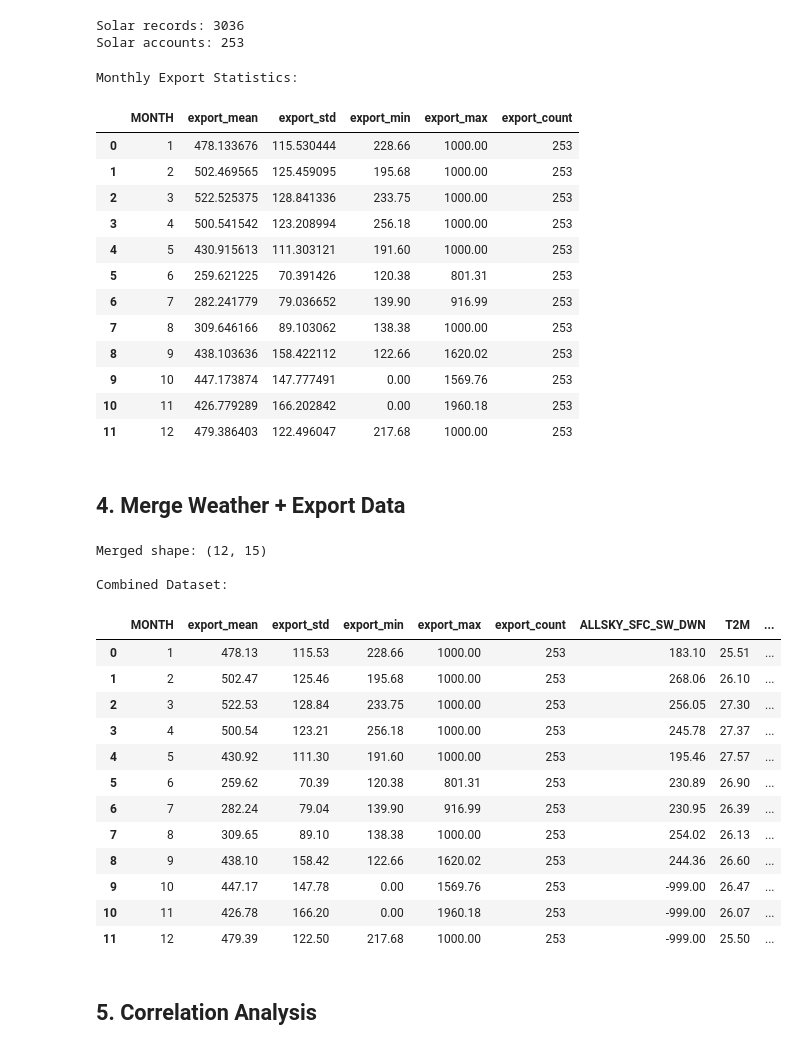
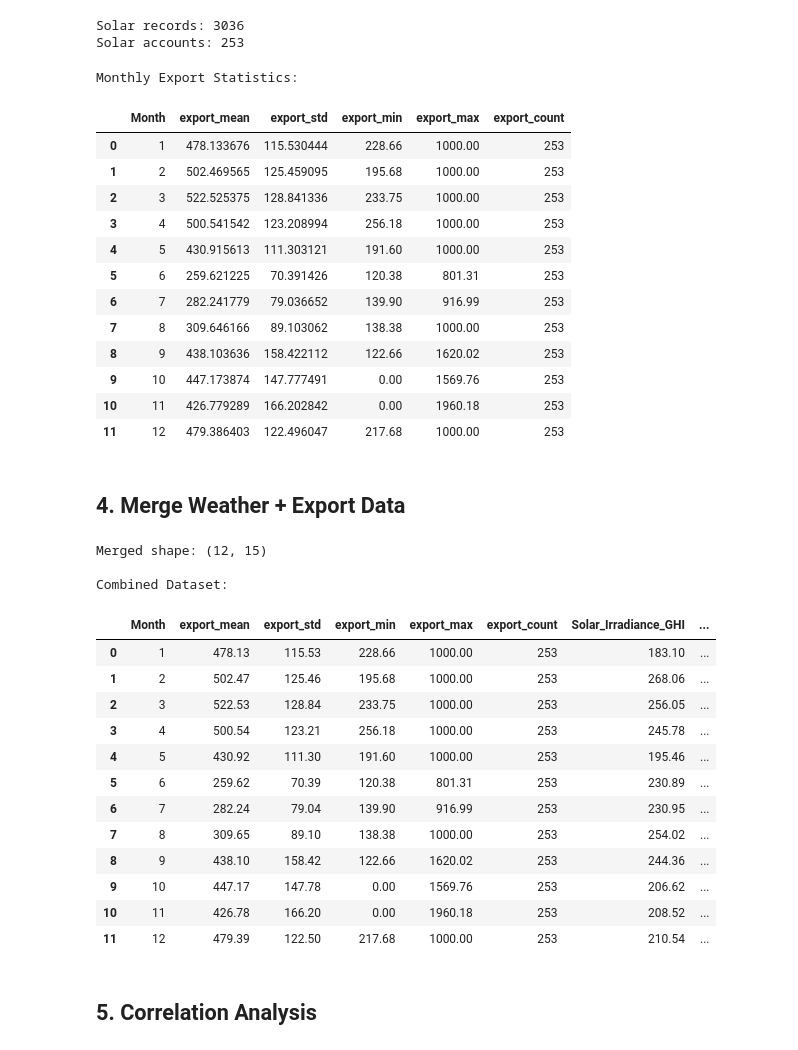
Before and after one commit to SaniruRajapaksha2006/Solar-ROI-Prediction-and-Recommendation-System, a Jupyter notebook: Solar Generation Forecasting Model/notebooks/01_weather_eda.ipynb, the cells around one changed output. Drawn from its saved outputs; the diff is of its cells as text; code cells hidden in the pictures.

```diff
--- a/Solar Generation Forecasting Model/notebooks/01_weather_eda.ipynb
+++ b/Solar Generation Forecasting Model/notebooks/01_weather_eda.ipynb
@@ -75,10 +75,10 @@ Parameters to fetch:
 Period: 2025 (Jan-Dec)
 # %%
 # Fetch actual 2025 monthly data from NASA
-params_str = ",".join(params)
+params_str = ",".join(PARAMS.keys())
 url = (
     f"{NASA_API}?"
-    f"parameters={','.join(params)}&"
+    f"parameters={params_str}&"
     f"community=SB&"
     f"longitude={LONGITUDE}&"
     f"latitude={LATITUDE}&"
@@ -94,7 +94,7 @@ print(f"\nURL: {url[:90]}...")
 
 response = requests.get(url, timeout=30)
 response.raise_for_status()
-data = response.json()
+data_2025 = response.json()
 
 print("Data received")
 # %% [output]
@@ -156,0 +147,17 @@ Available data: 12 months
+# %%
+# Replace NASA fill value
+weather_df.replace(-999.00, np.nan, inplace=True)
+
+# Check missing data
+missing_mask = weather_df['Solar_Irradiance_GHI'].isna()
+missing_months = weather_df[missing_mask]['Month'].tolist()
+
+print(f"✓ Parsed 12 months")
+if missing_months:
+    print(f"⚠ Missing data for months: {missing_months}")
+    print(f"  (NASA has ~1-2 month lag for recent data)")
+else:
+    print(f"✓ All months have data")
+
+print("\n2025 Weather Data (with readable names):")
+weather_df.round(2)
@@ -175,12 +259,13 @@ monthly_export = solar.groupby('MONTH').agg({
 }).reset_index()
 
 monthly_export.columns = ['MONTH', 'export_mean', 'export_std', 'export_min', 'export_max', 'export_count']
+monthly_export.rename(columns={'MONTH': 'Month'}, inplace=True)
 
 print("Monthly Export Statistics:")
 monthly_export
 # %% [output]
 Monthly Export Statistics:
-|  | MONTH | export_mean | export_std | export_min | export_max | export_count |
+|  | Month | export_mean | export_std | export_min | export_max | export_count |
 | 0 | 1 | 478.133676 | 115.530444 | 228.66 | 1000.00 | 253 |
 | 1 | 2 | 502.469565 | 125.459095 | 195.68 | 1000.00 | 253 |
 | 2 | 3 | 522.525375 | 128.841336 | 233.75 | 1000.00 | 253 |
@@ -197,32 +282,32 @@ Monthly Export Statistics:
 ## 4. Merge Weather + Export Data
 # %%
 # Merge datasets
-merged = monthly_export.merge(weather_df, on='MONTH', how='left')
+merged = monthly_export.merge(weather_df, on='Month', how='left')
 
 # Add data quality flag (which months have real export data)
-merged['DATA_TYPE'] = merged['MONTH'].apply(lambda x: 'REAL' if x in [9, 10, 11] else 'SYNTHETIC')
+merged['DATA_TYPE'] = merged['Month'].apply(lambda x: 'REAL' if x in [9, 10, 11] else 'SYNTHETIC')
 
 print(f"Merged shape: {merged.shape}")
 
 print("\nCombined Dataset:")
 merged.round(2)
 # %% [output]
 Merged shape: (12, 15)
 
 Combined Dataset:
-|  | MONTH | export_mean | export_std | export_min | export_max | export_count | ALLSKY_SFC_SW_DWN | T2M | ... |
-| 0 | 1 | 478.13 | 115.53 | 228.66 | 1000.00 | 253 | 183.10 | 25.51 | ... |
-| 1 | 2 | 502.47 | 125.46 | 195.68 | 1000.00 | 253 | 268.06 | 26.10 | ... |
-| 2 | 3 | 522.53 | 128.84 | 233.75 | 1000.00 | 253 | 256.05 | 27.30 | ... |
-| 3 | 4 | 500.54 | 123.21 | 256.18 | 1000.00 | 253 | 245.78 | 27.37 | ... |
-| 4 | 5 | 430.92 | 111.30 | 191.60 | 1000.00 | 253 | 195.46 | 27.57 | ... |
-| 5 | 6 | 259.62 | 70.39 | 120.38 | 801.31 | 253 | 230.89 | 26.90 | ... |
-| 6 | 7 | 282.24 | 79.04 | 139.90 | 916.99 | 253 | 230.95 | 26.39 | ... |
-| 7 | 8 | 309.65 | 89.10 | 138.38 | 1000.00 | 253 | 254.02 | 26.13 | ... |
-| 8 | 9 | 438.10 | 158.42 | 122.66 | 1620.02 | 253 | 244.36 | 26.60 | ... |
-| 9 | 10 | 447.17 | 147.78 | 0.00 | 1569.76 | 253 | -999.00 | 26.47 | ... |
-| 10 | 11 | 426.78 | 166.20 | 0.00 | 1960.18 | 253 | -999.00 | 26.07 | ... |
-| 11 | 12 | 479.39 | 122.50 | 217.68 | 1000.00 | 253 | -999.00 | 25.50 | ... |
+|  | Month | export_mean | export_std | export_min | export_max | export_count | Solar_Irradiance_GHI | ... |
+| 0 | 1 | 478.13 | 115.53 | 228.66 | 1000.00 | 253 | 183.10 | ... |
+| 1 | 2 | 502.47 | 125.46 | 195.68 | 1000.00 | 253 | 268.06 | ... |
+| 2 | 3 | 522.53 | 128.84 | 233.75 | 1000.00 | 253 | 256.05 | ... |
+| 3 | 4 | 500.54 | 123.21 | 256.18 | 1000.00 | 253 | 245.78 | ... |
+| 4 | 5 | 430.92 | 111.30 | 191.60 | 1000.00 | 253 | 195.46 | ... |
+| 5 | 6 | 259.62 | 70.39 | 120.38 | 801.31 | 253 | 230.89 | ... |
+| 6 | 7 | 282.24 | 79.04 | 139.90 | 916.99 | 253 | 230.95 | ... |
+| 7 | 8 | 309.65 | 89.10 | 138.38 | 1000.00 | 253 | 254.02 | ... |
+| 8 | 9 | 438.10 | 158.42 | 122.66 | 1620.02 | 253 | 244.36 | ... |
+| 9 | 10 | 447.17 | 147.78 | 0.00 | 1569.76 | 253 | 206.62 | ... |
+| 10 | 11 | 426.78 | 166.20 | 0.00 | 1960.18 | 253 | 208.52 | ... |
+| 11 | 12 | 479.39 | 122.50 | 217.68 | 1000.00 | 253 | 210.54 | ... |
 # %% [markdown]
 ## 5. Correlation Analysis
 # %%
```
Also changed, not shown: parts of 10 cells of this notebook.
